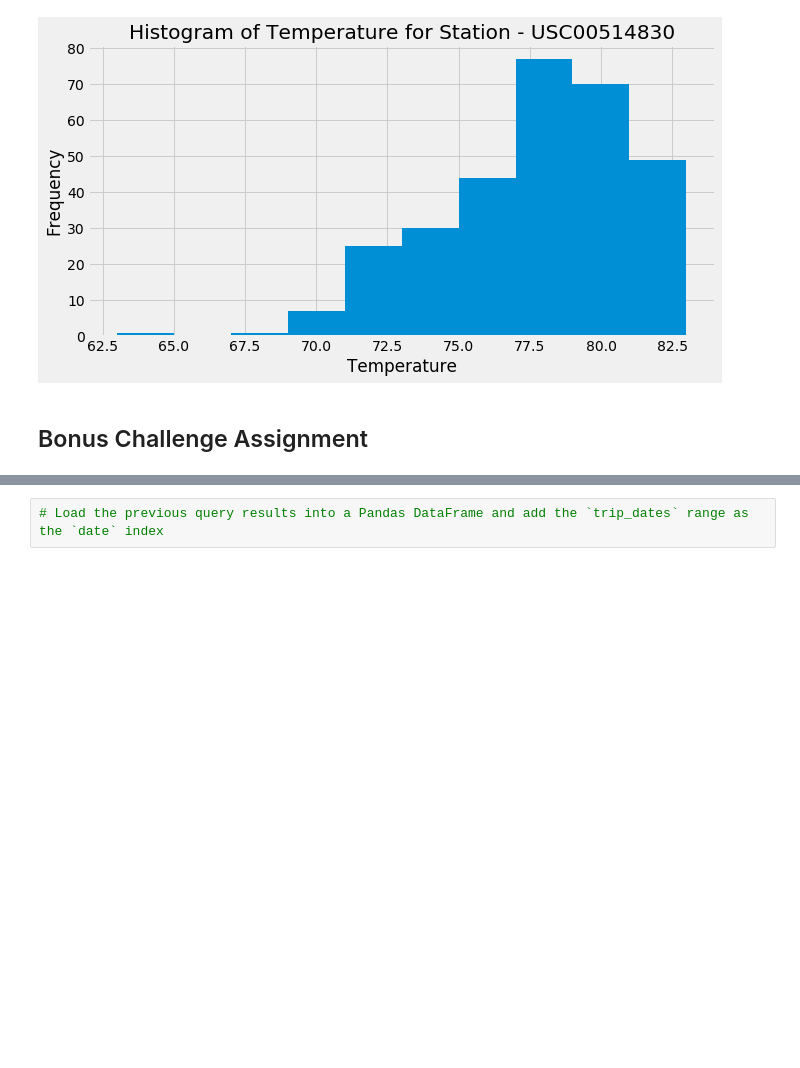
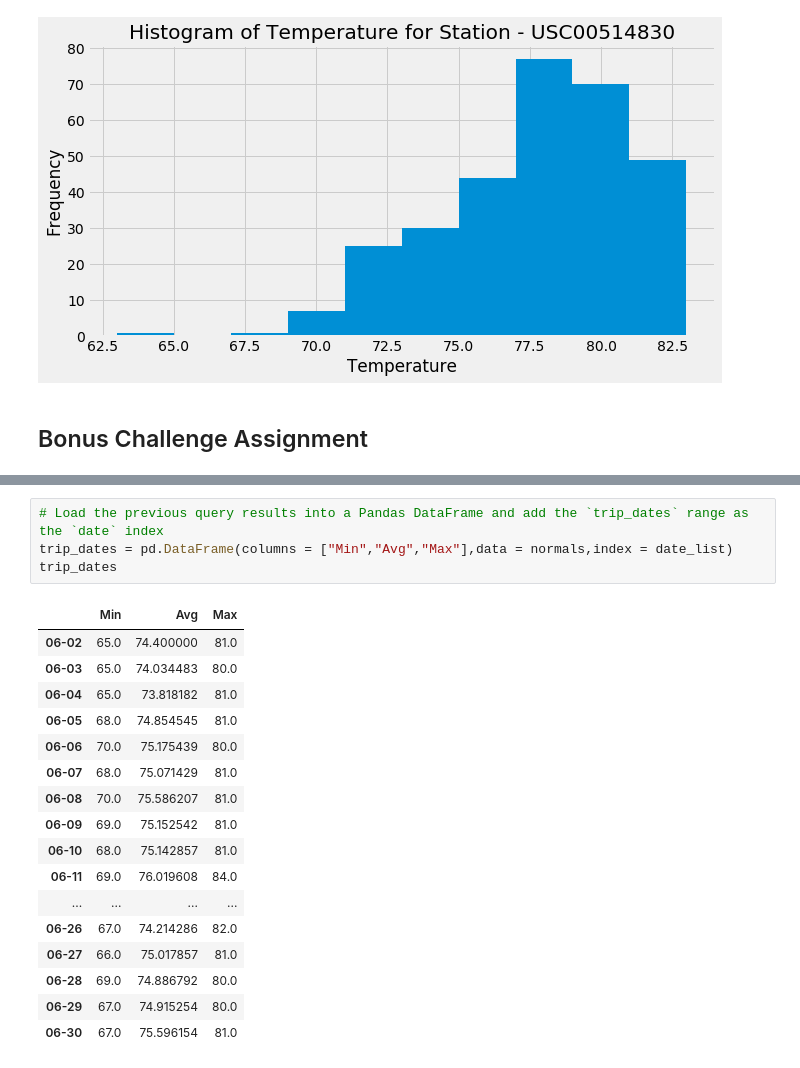
Before and after one commit to YANG007SUN/sqlalchemy_challeng, a Jupyter notebook: climate_starter.ipynb, the cells around one changed output, grey strips where cells are left out. Drawn from its saved outputs; the diff is of its cells as text; blank space fills up the shorter version.

```diff
--- a/climate_starter.ipynb
+++ b/climate_starter.ipynb
@@ -283,4 +340,24 @@ daily_normals("01-01")
 # %%
 # Load the previous query results into a Pandas DataFrame and add the `trip_dates` range as the `date` index
+trip_dates = pd.DataFrame(columns = ["Min","Avg","Max"],data = normals,index = date_list)
+trip_dates
+# %% [output]
+|  | Min | Avg | Max |
+| 06-02 | 65.0 | 74.400000 | 81.0 |
+| 06-03 | 65.0 | 74.034483 | 80.0 |
+| 06-04 | 65.0 | 73.818182 | 81.0 |
+| 06-05 | 68.0 | 74.854545 | 81.0 |
+| 06-06 | 70.0 | 75.175439 | 80.0 |
+| 06-07 | 68.0 | 75.071429 | 81.0 |
+| 06-08 | 70.0 | 75.586207 | 81.0 |
+| 06-09 | 69.0 | 75.152542 | 81.0 |
+| 06-10 | 68.0 | 75.142857 | 81.0 |
+| 06-11 | 69.0 | 76.019608 | 84.0 |
+| ... | ... | ... | ... |
+| 06-26 | 67.0 | 74.214286 | 82.0 |
+| 06-27 | 66.0 | 75.017857 | 81.0 |
+| 06-28 | 69.0 | 74.886792 | 80.0 |
+| 06-29 | 67.0 | 74.915254 | 80.0 |
+| 06-30 | 67.0 | 75.596154 | 81.0 |
 # %%
 # Plot the daily normals as an area plot with `stacked=False`
```
Also changed, not shown: parts of 8 cells of this notebook.
